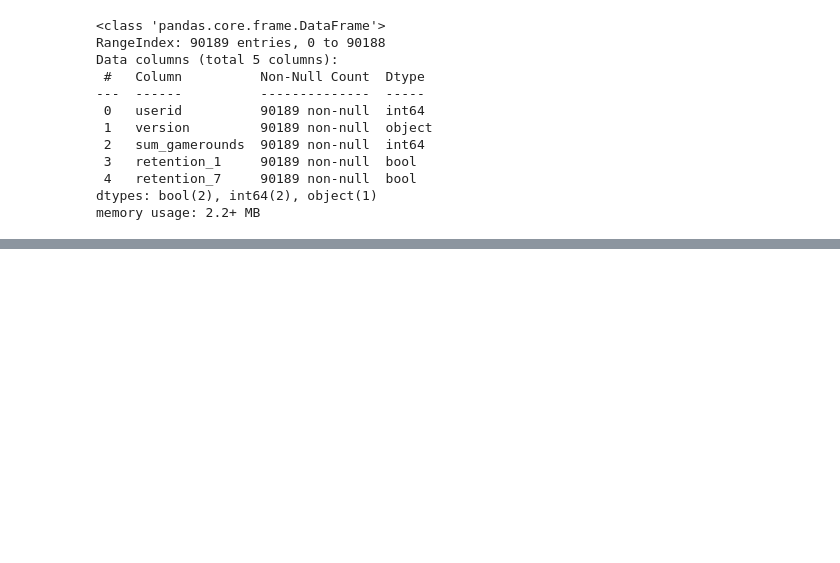
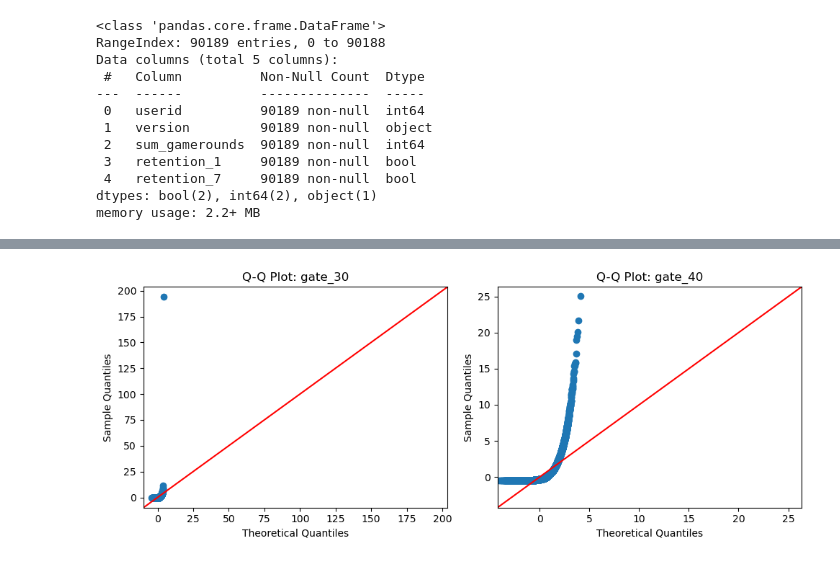
Before and after one commit to Itaru2018/Cookie_cats, a Jupyter notebook: notebook/cookie_cats.ipynb, the cells around one changed output, grey strips where cells are left out. Cells and saved outputs as stored; diff of their text form; code cells hidden in the pictures; blank space fills up the shorter version.

```diff
--- a/notebook/cookie_cats.ipynb
+++ b/notebook/cookie_cats.ipynb
@@ -40,0 +250,20 @@ memory usage: 2.2+ MB
+# %%
+# Draw QQ plots of the distributions to check normality
+# Import a necessary library
+import statsmodels.api as sm
+# Create a grid
+fig, axes = plt.subplots(1, 2, figsize=(10, 4))
+
+# Plot QQ plots
+for i, col in enumerate(['gate_30', 'gate_40']):
+    # Scale the data to have the same magnitude as normal distribution
+    x = df[df['version'] == col]['sum_gamerounds']
+    x_scaled = (x - x.mean()) / x.std()
+
+    sm.qqplot(x_scaled, line='45', ax=axes[i])
+    axes[i].set_title(f'Q-Q Plot: {col}')
+
+plt.tight_layout()
+plt.show()
+# %% [output]
+[figure, added]
```
Also changed, not shown: parts of 72 cells of this notebook.
